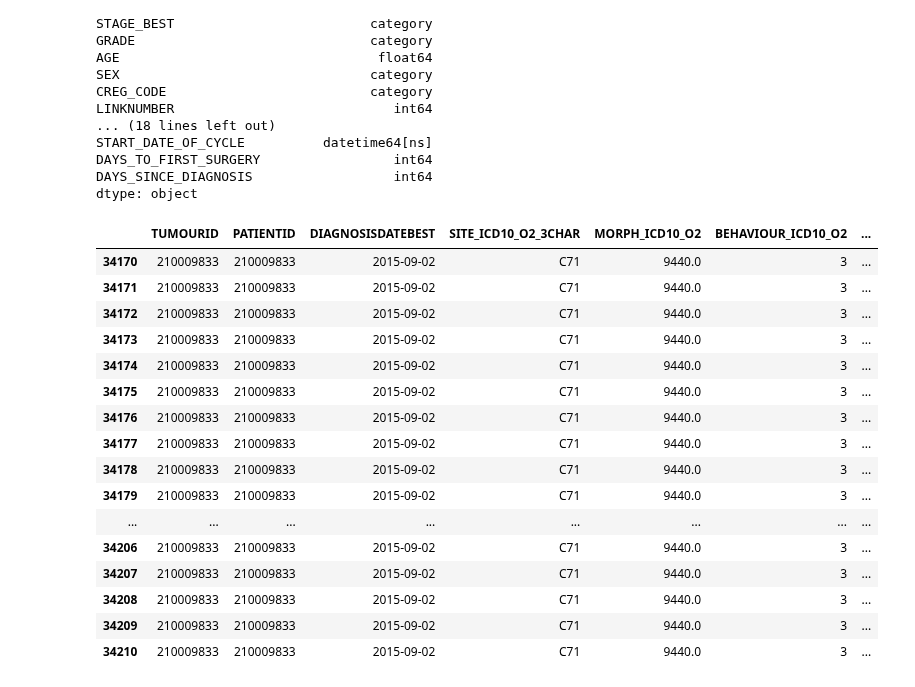
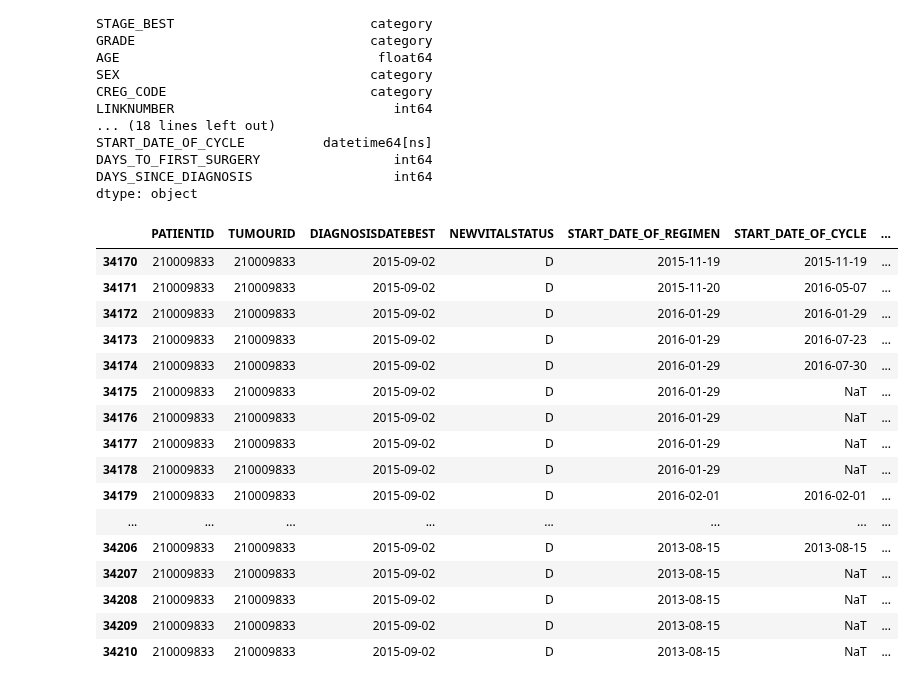
Before and after one commit to dkaizhang/federated-survival, a Jupyter notebook: imputer.ipynb, the cells around one changed output. Saved outputs shown, nothing was run; the diff lists cells and outputs as text; code cells hidden in the pictures.

```diff
--- a/imputer.ipynb
+++ b/imputer.ipynb
@@ -373,22 +373,22 @@ DAYS_TO_FIRST_SURGERY                 int64
 DAYS_SINCE_DIAGNOSIS                  int64
 dtype: object
 # %%
-df.loc[df.PATIENTID==210009833]
+df.loc[df.PATIENTID==210009833][['PATIENTID','TUMOURID','DIAGNOSISDATEBEST','NEWVITALSTATUS','START_DATE_OF_REGIMEN','START_DATE_OF_CYCLE','CYCLE_NUMBER']]
 # %% [output]
-|  | TUMOURID | PATIENTID | DIAGNOSISDATEBEST | SITE_ICD10_O2_3CHAR | MORPH_ICD10_O2 | BEHAVIOUR_ICD10_O2 | ... |
-| 34170 | 210009833 | 210009833 | 2015-09-02 | C71 | 9440.0 | 3 | ... |
-| 34171 | 210009833 | 210009833 | 2015-09-02 | C71 | 9440.0 | 3 | ... |
-| 34172 | 210009833 | 210009833 | 2015-09-02 | C71 | 9440.0 | 3 | ... |
-| 34173 | 210009833 | 210009833 | 2015-09-02 | C71 | 9440.0 | 3 | ... |
-| 34174 | 210009833 | 210009833 | 2015-09-02 | C71 | 9440.0 | 3 | ... |
-| 34175 | 210009833 | 210009833 | 2015-09-02 | C71 | 9440.0 | 3 | ... |
-| 34176 | 210009833 | 210009833 | 2015-09-02 | C71 | 9440.0 | 3 | ... |
-| 34177 | 210009833 | 210009833 | 2015-09-02 | C71 | 9440.0 | 3 | ... |
-| 34178 | 210009833 | 210009833 | 2015-09-02 | C71 | 9440.0 | 3 | ... |
-| 34179 | 210009833 | 210009833 | 2015-09-02 | C71 | 9440.0 | 3 | ... |
+|  | PATIENTID | TUMOURID | DIAGNOSISDATEBEST | NEWVITALSTATUS | START_DATE_OF_REGIMEN | START_DATE_OF_CYCLE | ... |
+| 34170 | 210009833 | 210009833 | 2015-09-02 | D | 2015-11-19 | 2015-11-19 | ... |
+| 34171 | 210009833 | 210009833 | 2015-09-02 | D | 2015-11-20 | 2016-05-07 | ... |
+| 34172 | 210009833 | 210009833 | 2015-09-02 | D | 2016-01-29 | 2016-01-29 | ... |
+| 34173 | 210009833 | 210009833 | 2015-09-02 | D | 2016-01-29 | 2016-07-23 | ... |
+| 34174 | 210009833 | 210009833 | 2015-09-02 | D | 2016-01-29 | 2016-07-30 | ... |
+| 34175 | 210009833 | 210009833 | 2015-09-02 | D | 2016-01-29 | NaT | ... |
+| 34176 | 210009833 | 210009833 | 2015-09-02 | D | 2016-01-29 | NaT | ... |
+| 34177 | 210009833 | 210009833 | 2015-09-02 | D | 2016-01-29 | NaT | ... |
+| 34178 | 210009833 | 210009833 | 2015-09-02 | D | 2016-01-29 | NaT | ... |
+| 34179 | 210009833 | 210009833 | 2015-09-02 | D | 2016-02-01 | 2016-02-01 | ... |
 | ... | ... | ... | ... | ... | ... | ... | ... |
-| 34206 | 210009833 | 210009833 | 2015-09-02 | C71 | 9440.0 | 3 | ... |
-| 34207 | 210009833 | 210009833 | 2015-09-02 | C71 | 9440.0 | 3 | ... |
-| 34208 | 210009833 | 210009833 | 2015-09-02 | C71 | 9440.0 | 3 | ... |
-| 34209 | 210009833 | 210009833 | 2015-09-02 | C71 | 9440.0 | 3 | ... |
-| 34210 | 210009833 | 210009833 | 2015-09-02 | C71 | 9440.0 | 3 | ... |
+| 34206 | 210009833 | 210009833 | 2015-09-02 | D | 2013-08-15 | 2013-08-15 | ... |
+| 34207 | 210009833 | 210009833 | 2015-09-02 | D | 2013-08-15 | NaT | ... |
+| 34208 | 210009833 | 210009833 | 2015-09-02 | D | 2013-08-15 | NaT | ... |
+| 34209 | 210009833 | 210009833 | 2015-09-02 | D | 2013-08-15 | NaT | ... |
+| 34210 | 210009833 | 210009833 | 2015-09-02 | D | 2013-08-15 | NaT | ... |
```
Also changed, not shown: parts of 3 cells of this notebook, 2 other files.
